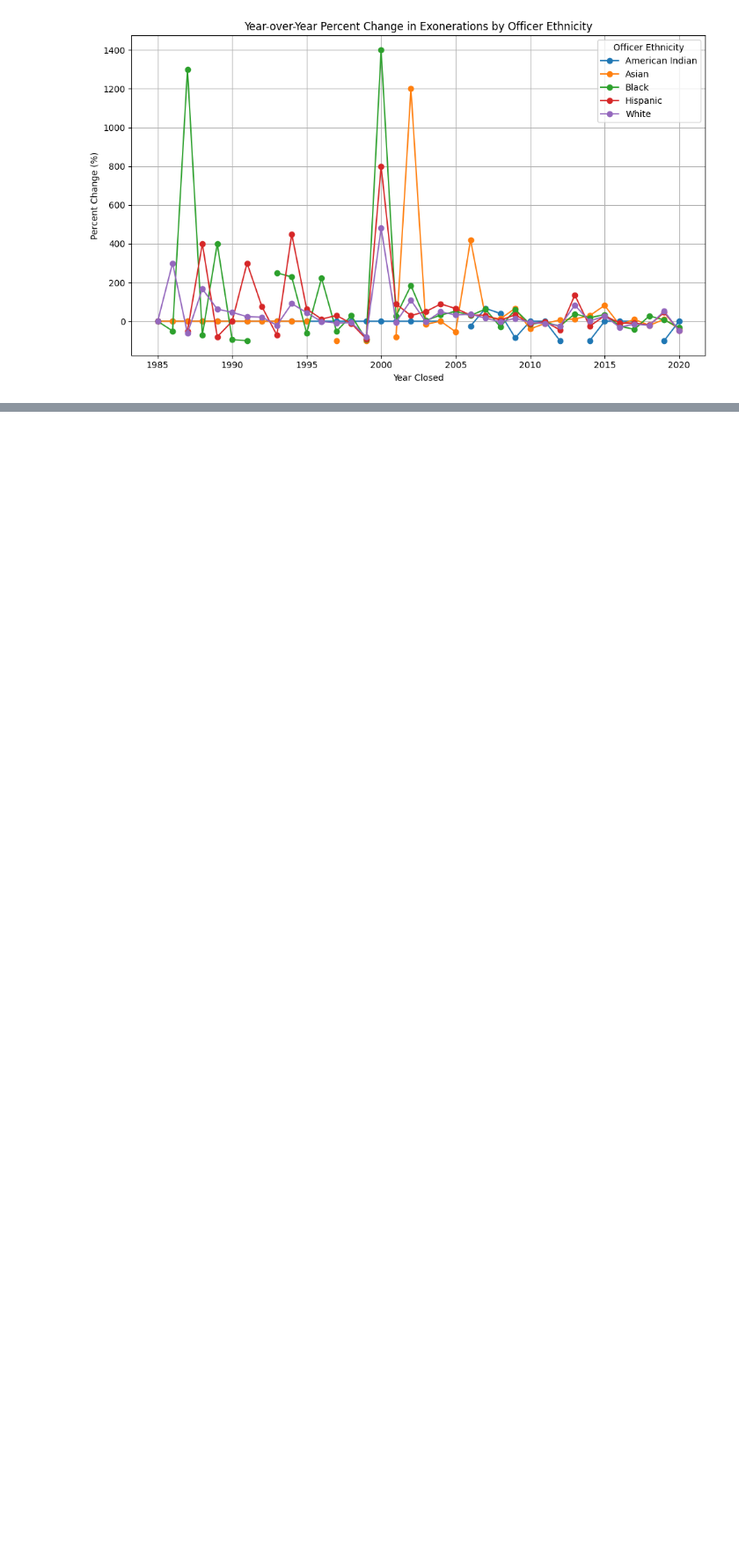
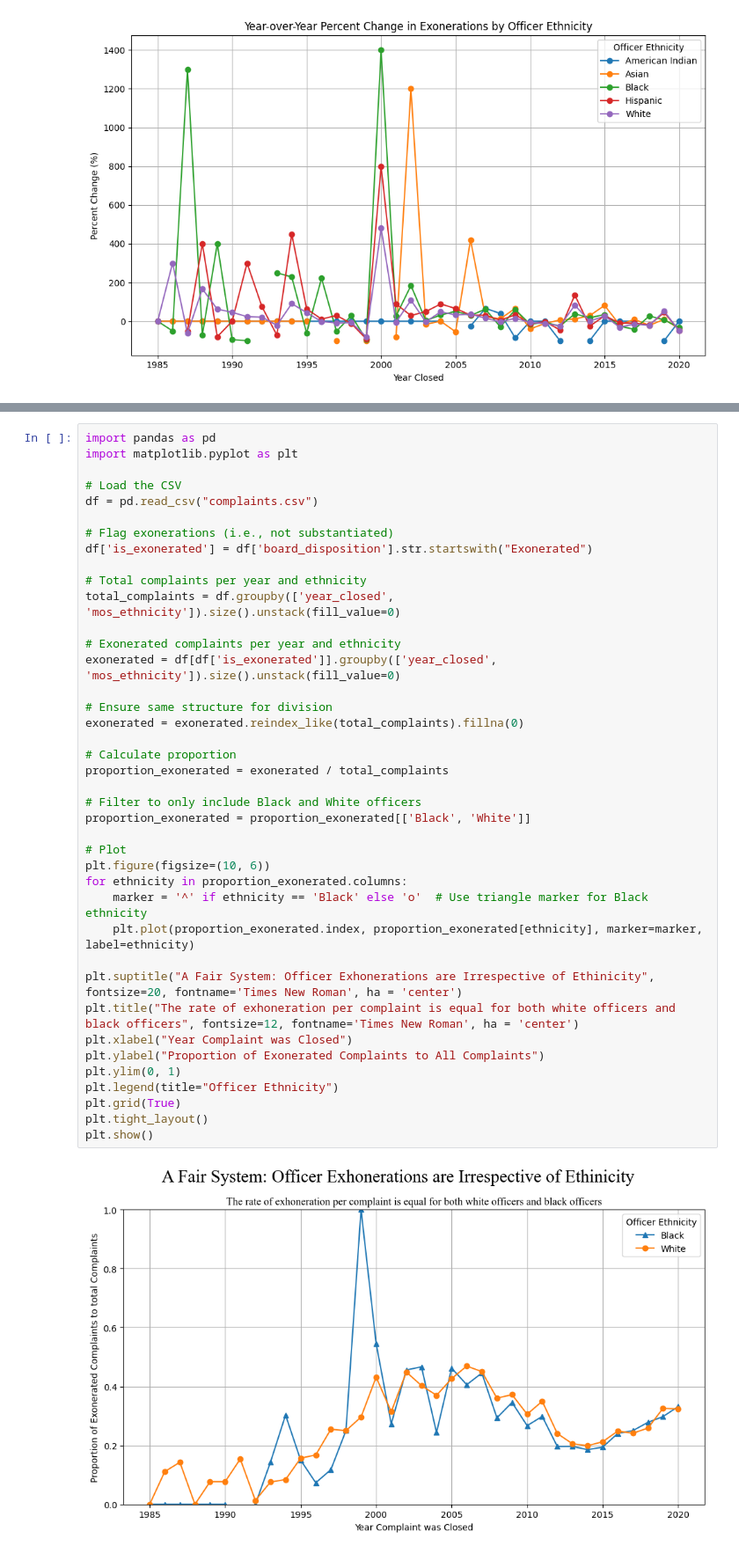
Before and after one commit to KrazyKats/dsc_106, a Jupyter notebook: CCRB-Complaint-Data_202007271729/project2.ipynb, the cells around one changed output, grey strips where cells are left out. Shown at 88% size. Drawn from its saved outputs; the diff is of its cells as text; blank space fills up the shorter version.

```diff
--- a/CCRB-Complaint-Data_202007271729/project2.ipynb
+++ b/CCRB-Complaint-Data_202007271729/project2.ipynb
@@ -77,3 +79,45 @@ plt.show()
+# %%
+import pandas as pd
+import matplotlib.pyplot as plt
+
+# Load the CSV
+df = pd.read_csv("complaints.csv")
+
+# Flag exonerations (i.e., not substantiated)
+df['is_exonerated'] = df['board_disposition'].str.startswith("Exonerated")
+
+# Total complaints per year and ethnicity
+total_complaints = df.groupby(['year_closed', 'mos_ethnicity']).size().unstack(fill_value=0)
+
+# Exonerated complaints per year and ethnicity
+exonerated = df[df['is_exonerated']].groupby(['year_closed', 'mos_ethnicity']).size().unstack(fill_value=0)
+
+# Ensure same structure for division
+exonerated = exonerated.reindex_like(total_complaints).fillna(0)
+
+# Calculate proportion
+proportion_exonerated = exonerated / total_complaints
+
+# Filter to only include Black and White officers
+proportion_exonerated = proportion_exonerated[['Black', 'White']]
+
+# Plot
+plt.figure(figsize=(10, 6))
+for ethnicity in proportion_exonerated.columns:
+    marker = '^' if ethnicity == 'Black' else 'o'  # Use triangle marker for Black ethnicity
+    plt.plot(proportion_exonerated.index, proportion_exonerated[ethnicity], marker=marker, label=ethnicity)
+
+plt.suptitle("A Fair System: Officer Exhonerations are Irrespective of Ethinicity", fontsize=20, fontname='Times New Roman', ha = 'center')
+plt.title("The rate of exhoneration per complaint is equal for both white officers and black officers", fontsize=12, fontname='Times New Roman', ha = 'center')
+plt.xlabel("Year Complaint was Closed")
+plt.ylabel("Proportion of Exonerated Complaints to All Complaints")
+plt.ylim(0, 1)
+plt.legend(title="Officer Ethnicity")
+plt.grid(True)
+plt.tight_layout()
+plt.show()
+# %% [output]
+[figure, added]
 # %%
 import pandas as pd
 import matplotlib.pyplot as plt
```
Also changed, not shown: parts of 3 cells of this notebook, 5 other files.
